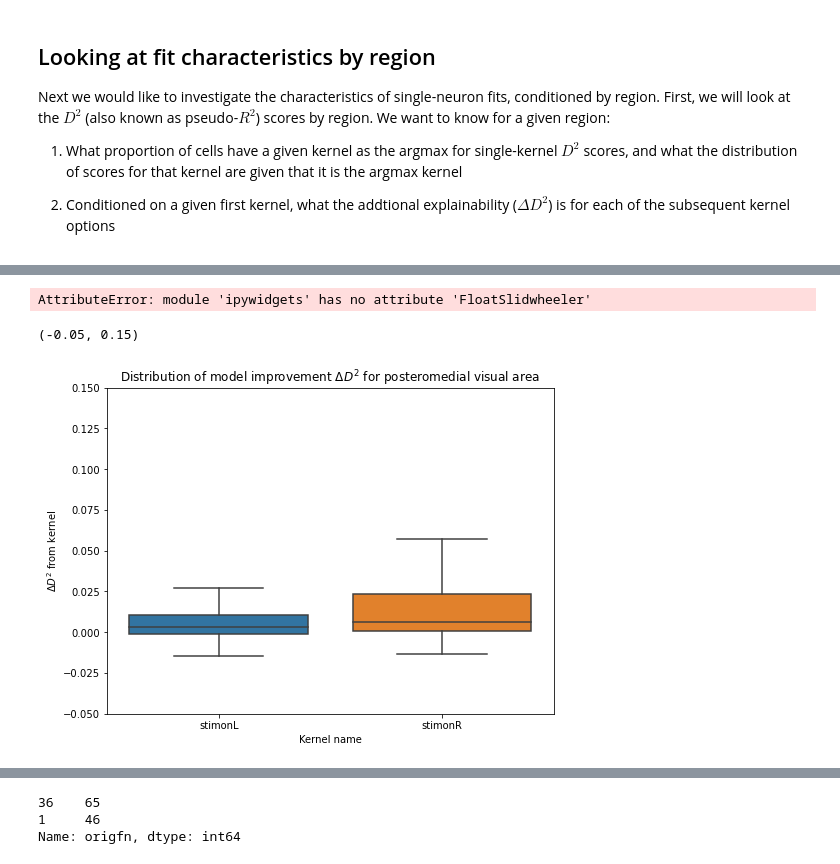
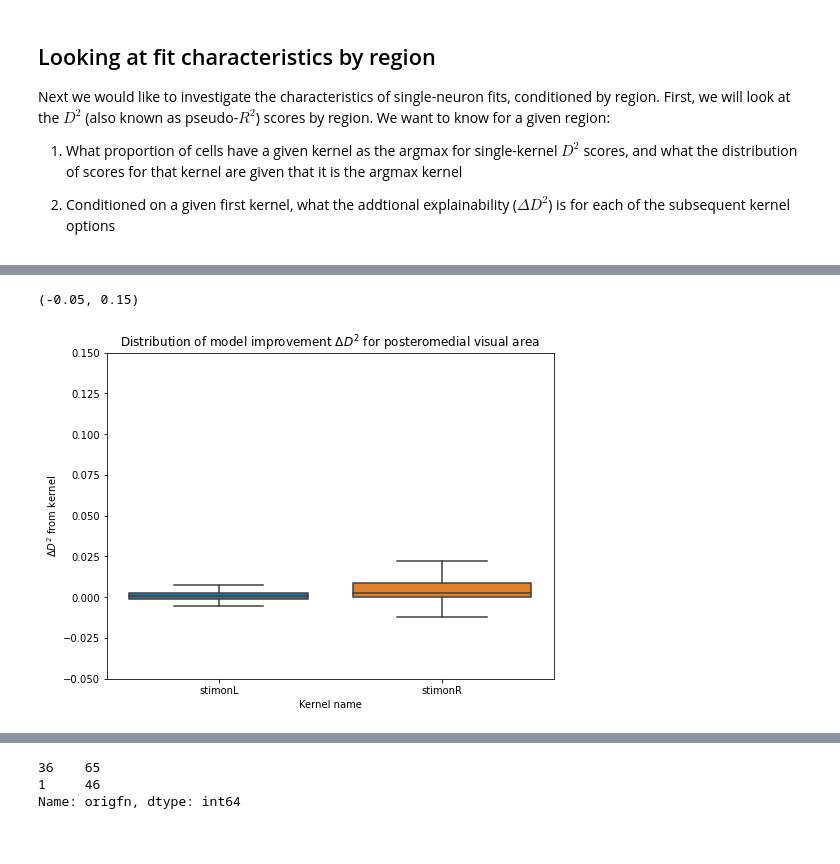
Before and after one commit to int-brain-lab/prior-localization, a Jupyter notebook: explore_BWM_fits.ipynb, the cells around one changed output, grey strips where cells are left out. Drawn from its saved outputs; the diff is of its cells as text; code cells hidden in the pictures.

```diff
--- a/explore_BWM_fits.ipynb
+++ b/explore_BWM_fits.ipynb
@@ -16,9 +16,9 @@ import export_funs as ef
 
 %matplotlib inline
 fitdate = '2020-10-30'
-fitfiles = [f'./fits/{subjdir}/{file}'
-            for subjdir in os.listdir('./fits/')
-            for file in os.listdir(f'./fits/{subjdir}')
+fitfiles = [f'/media/berk/Storage1/fits/{subjdir}/{file}'
+            for subjdir in os.listdir('/media/berk/Storage1/fits/')
+            for file in os.listdir(f'/media/berk/Storage1/fits/{subjdir}')
             if re.match(f'.*{fitdate}.*\.p', file)]
 filedata = {}
 for filename in fitfiles:
@@ -43,6 +46,6 @@ scorebins = np.linspace(-0.1, 1., 20)
 for i, s in enumerate(filedata):
     scores = filedata[s]['fitobj'].submodel_scores
     sinfo = filedata[s]['sessinfo']
-    axes[i].hist(scores['6cov'], bins=scorebins)
+    axes[i].hist(scores['5cov'], bins=scorebins)
     axes[i].set_title(sinfo['subject_nickname'] + ' ' + str(sinfo['session_end_time'].date()))
 # %% [output]
@@ -95,7 +98,7 @@ def sort_df(df):
 sortcovs = sort_df(masterscores.loc[:, 'correct':'wheel'])
 masterscores = pd.concat([masterscores, sortcovs], axis=1)
 
-for i in range(1, 7):
+for i in range(1, 7):  # Change this for diff num covs
     if i > 2:
         diff = masterscores[str(i) + 'cov'] - masterscores[str(i - 1) + 'cov']
     elif i == 2:
@@ -125,13 +128,17 @@ for remstr in remove:
     masterscores['nolayer_acr'] = masterscores['nolayer_acr'].str.replace(remstr, '')
 masterscores['nolayer_name'] = masterscores.nolayer_acr.apply(get_nolayer_name)
 
-rawpoints = masterscores.melt(id_vars=['tag_0', 'tag_1', 'tag_2', 'tag_3', 'tag_4', 'tag_5', 'parent_name',
+rawpoints = masterscores.melt(id_vars=['tag_0', 'tag_1', 'tag_2', 'tag_3', 'tag_4', 'tag_5',  # Change here
+                                       'parent_name',
                                        'acronym', 'nolayer_acr', 'nolayer_name', 'parent_acronym'],
                               value_vars=['1cov_diff', '2cov_diff', '3cov_diff',
-                                          '4cov_diff', '5cov_diff', '6cov_diff'],
+                                          '4cov_diff', '5cov_diff', '6cov_diff',
+                                          ],
                               ignore_index=False)
 rawpoints['covname'] = rawpoints.apply(lambda x: x['tag_' + str(int(x.variable[0]) - 1)], axis=1)
-rawpoints = rawpoints.drop(columns=['tag_0', 'tag_1', 'tag_2', 'tag_3', 'tag_4', 'tag_5'])
+rawpoints = rawpoints.drop(columns=['tag_0', 'tag_1', 'tag_2',
+                                    'tag_3', 'tag_4', 'tag_5',  # Change here
+                                    ])
 
 ba = AllenAtlas(25)
 all_regions = combine_layers_cortex(ba.regions.acronym)
@@ -160,0 +215,21 @@ Next we would like to investigate the characteristics of single-neuron fits, con
+# %%
+kern_name = 'incorrect'
+grouper = 'nolayer_name'
+
+topregions = masterscores[grouper].value_counts()
+topregions = topregions[topregions > 30]
+
+topreg_master = masterscores[np.isin(masterscores[grouper], topregions.index)].copy()
+def drop_subzero_max(row):
+    maxind = row.tag_0
+    if row[maxind] < 0:
+        row.tag_0 = 'None'
+    return row
+
+topreg_master = topreg_master.apply(drop_subzero_max, axis=1)
+kern_props = topreg_master.groupby(grouper).tag_0.apply(pd.value_counts, normalize=True)
+target_props = kern_props.loc[:, kern_name].sort_values()
+
+plt.figure(figsize=(10, 20))
+plt.barh(range(len(target_props)), target_props, tick_label=target_props.index)
+plt.gca().set_title(f'Proportion of cells with argmax {kern_name}')
@@ -274,26 +302,3 @@ ax[1].tick_params(labeltop=True, top=True, direction='in', length=6)
-# %%
-import ipywidgets as ipw
-import brainbox.atlas as bbat
-
-medians = rawpoints.groupby(['nolayer_acr', 'covname', 'variable']).agg({'value': 'mean'})
-models = ['2cov_diff', '3cov_diff', '4cov_diff', '5cov_diff', '6cov_diff']
-kernels = ['correct', 'incorrect', 'pLeft', 'wheel', 'stimonR', 'stimonL']
-
-mlslider = ipw.FloatSlider(min=-5, max=5, step=0.01, value=0, description='Medial-Lateral axis (mm)')
-apslider = ipw.FloatSlidwheeler(min=-5, max=5, step=0.01, value=0, description='Anterior-Posterior axis (mm)')
-dvslider = ipw.FloatSlider(min=-0.1, max=8, step=0.01, value=2, description='Dorsal-Ventral axis (mm)')
-@ipw.interact_manual
-def delta_dsq_heatmap(model=models, kernel=kernels, ML=mlslider, AP=apslider, DV=dvslider):
-    data = medians.loc[:, kernel, model]
-    regions = data.index.to_numpy().reshape(-1)
-#     print(set(regions))
-    values = data.values.reshape(-1)
-    fig, axes = plt.subplots(3, 1, figsize=(10, 15))
-    bbat.plot_atlas(regions, values, ML, AP, DV, axs=axes, custom_region_list=all_regions)
-    plt.suptitle(f'Additional {kernel} contribution for the {model} model')
-    return
-# %% [output]
-AttributeError: module 'ipywidgets' has no attribute 'FloatSlidwheeler'
 # %%
 fw = open(f'/media/berk/Storage1/completefits_{fitdate}.p', 'wb')
 filenames = list(filedata.keys())
@@ -304,14 +311,14 @@ fw.close()
 # %%
 fig, ax = plt.subplots(1, 1, figsize=(8, 6))
-sns.boxplot(data=topreg_melt[topreg_melt.nolayer_name == 'posteromedial visual area'],
+sns.boxplot(data=topreg_melt[topreg_melt.nolayer_name == 'Primary visual area'],
             x='covname', y='value', order=['stimonL', 'stimonR'], ax=ax, fliersize=0)
 ax.set_ylabel('$\Delta D^2$' + ' from kernel')
 ax.set_xlabel('Kernel name')
 ax.set_title('Distribution of model improvement $\Delta D^2$ for posteromedial visual area')
 ax.set_ylim([-0.05, 0.15])
 # %% [output]
 (-0.05, 0.15)
-[figure, old version]
+[figure, new version]
 # %%
 fig, ax = plt.subplots(1, 1, figsize=(10, 6), dpi=400)
 sns.boxenplot(data=topreg_melt, x='covname', y='value',
```
Also changed, not shown: parts of 13 cells of this notebook, 5 other files.
